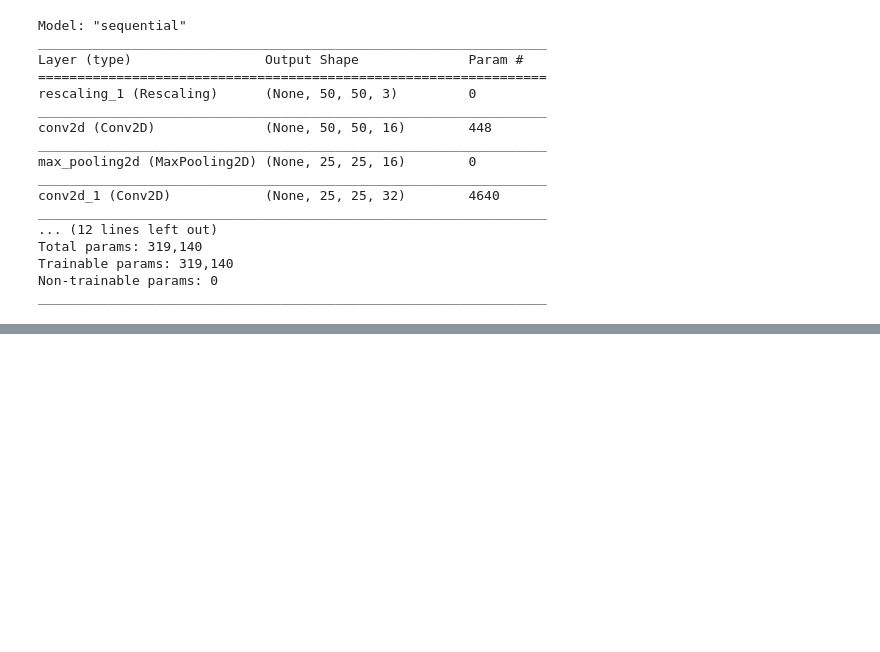
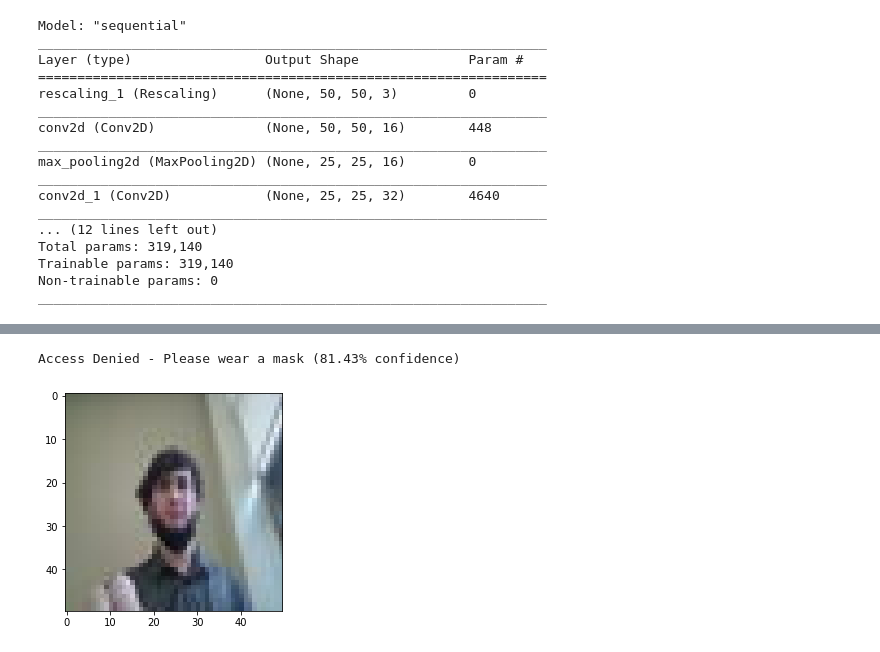
Before and after one commit to BenjaminAlpert/Face-Mask-Detection-Software, a Jupyter notebook: final-project.ipynb, the cells around one changed output, grey strips where cells are left out. Saved outputs shown, nothing was run; the diff lists cells and outputs as text; code cells hidden in the pictures; blank space fills up the shorter version.

```diff
--- a/final-project.ipynb
+++ b/final-project.ipynb
@@ -253,0 +309,5 @@ This image most likely belongs to 1 with a 44.86 percent confidence.
+# %%
+predict("faces/benjamin/3.jpg")
+# %% [output]
+Access Denied - Please wear a mask (81.43% confidence)
+[figure, added]
```
Also changed, not shown: parts of 20 cells of this notebook, 4 other files.
